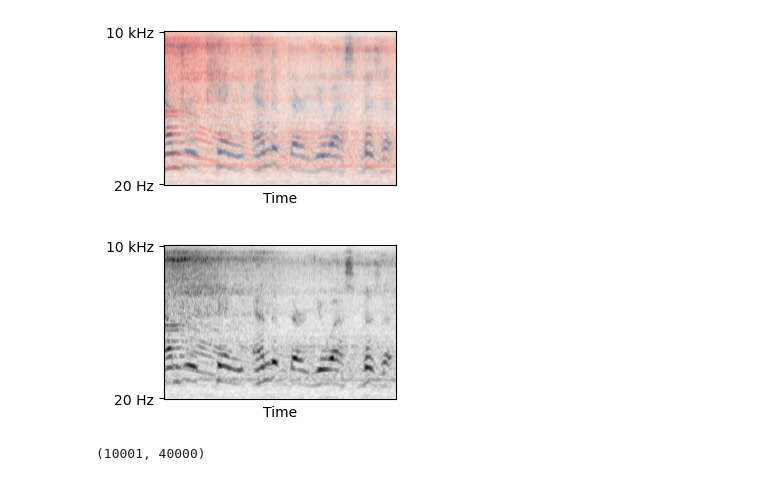
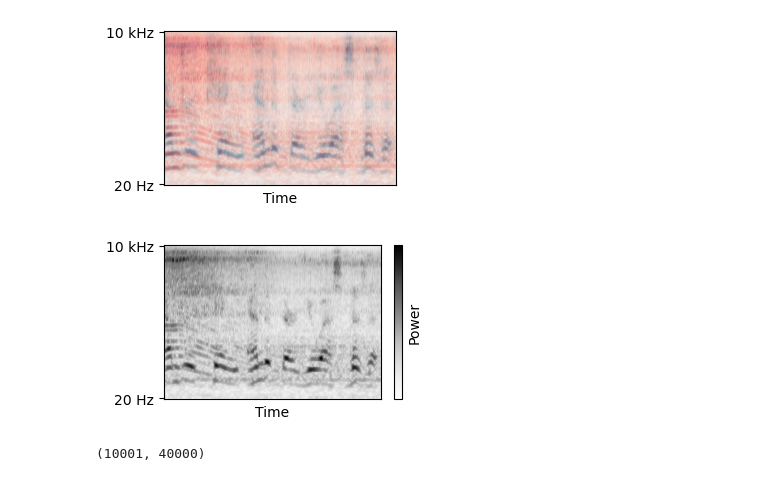
Before and after one commit to Feather-Lab/audio-ssl, a Jupyter notebook: notebooks/make_cochleagram_demo.ipynb, the cells around one changed output. Cells and saved outputs as stored; diff of their text form; code cells hidden in the pictures.

Commit message:
Plots for LCV meet + symmetric loss

```diff
--- a/notebooks/make_cochleagram_demo.ipynb
+++ b/notebooks/make_cochleagram_demo.ipynb
@@ -11,7 +11,7 @@ from pathlib import Path
 from IPython.display import display, Audio
 # %%
 out_dir = Path('talk_figs/simoncelli_group_07_30_2025')
-outfig_dir = outfig_dir / 'figs'
+outfig_dir = out_dir / 'figs'
 outfig_dir.mkdir(parents=True, exist_ok=True)
 outwav_dir  = out_dir / 'audio_egs'
 outwav_dir.mkdir(parents=True, exist_ok=True)
@@ -135,19 +135,24 @@ plt.savefig(outfig_dir/'mix_coch.png', transparent=True, dpi=500, bbox_inches='t
 # %% [output]
 [figure]
 # %%
-coch_size = (3,2)
+coch_size = (3.5,2)
 
-speech_coch
+
 
 plt.figure(figsize=coch_size)
-plt.imshow(mixture_coch.squeeze().numpy(), aspect='auto', origin='lower', cmap='Greys');
+im = plt.imshow(mixture_coch.squeeze().numpy(), aspect='auto', origin='lower', cmap='Greys');
 # plt.ylabel('Frequency')
 plt.xlabel('Time')
 plt.xticks([])
 plt.yticks([1,210], ['20 Hz', '10 kHz'])
+cbar = plt.colorbar()
+cbar.set_ticklabels([])
+cbar.set_ticks([])
+cbar.set_label('Power')
+
 plt.savefig(outfig_dir/'mix_grey_coch_eg.png', transparent=True, dpi=500, bbox_inches='tight')
 # %% [output]
-[figure, old version]
+[figure, new version]
 # %%
 speech2.shape
 # %% [output]
```
Also changed, not shown: 12 other files.
